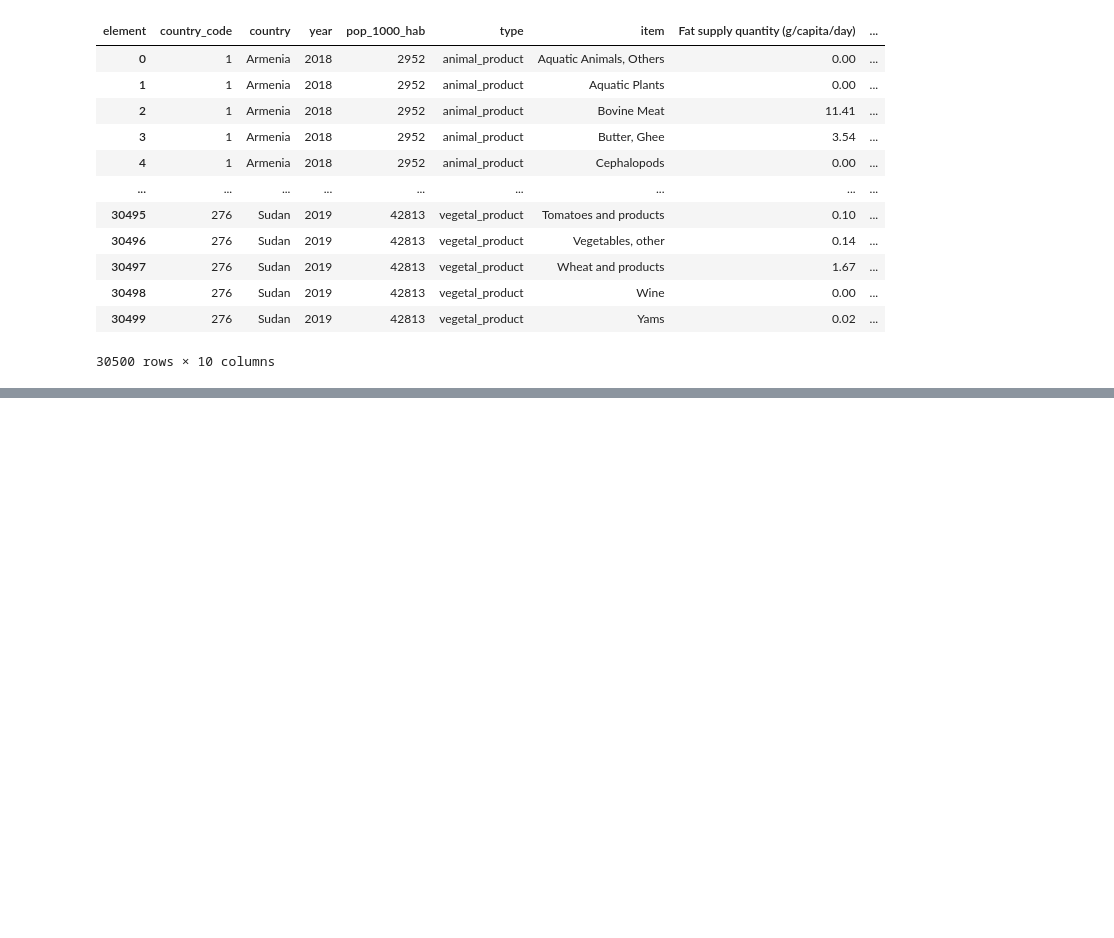
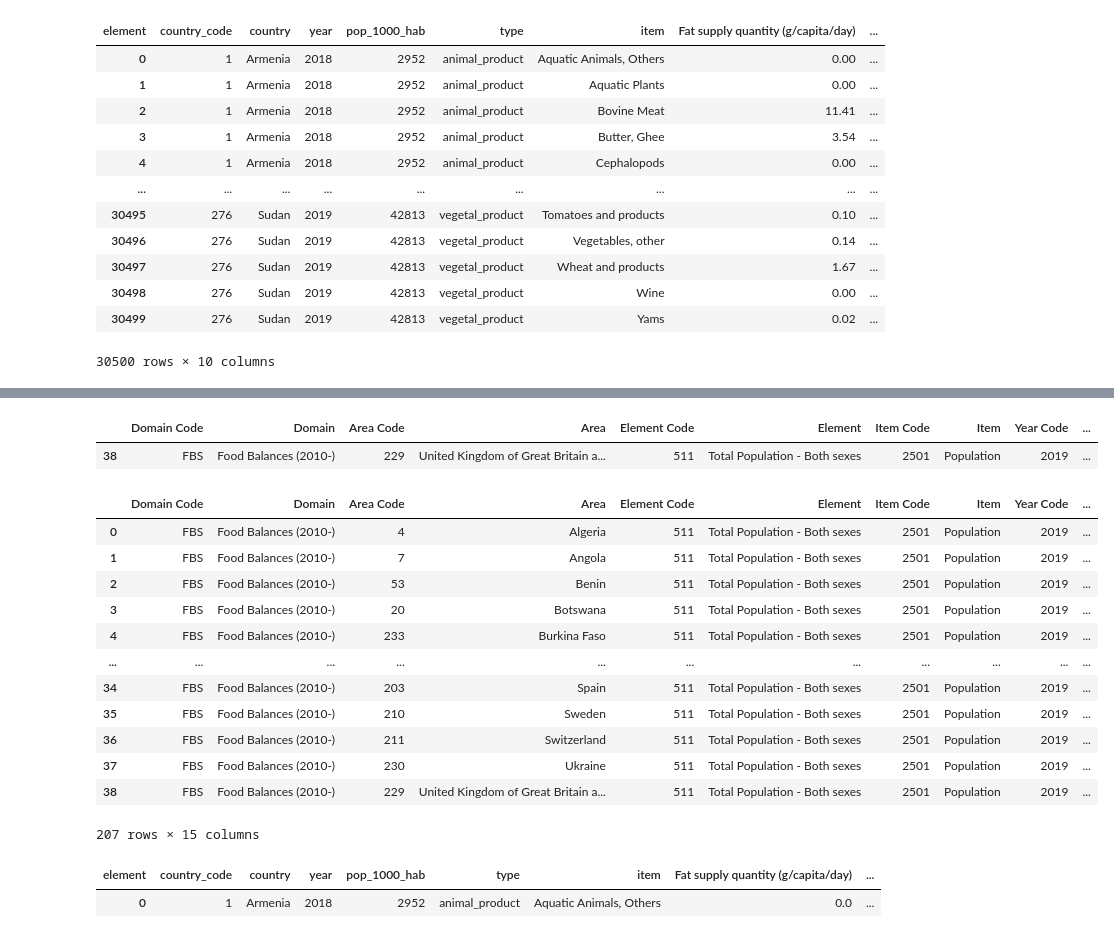
Before and after one commit to subut0n/DemographyNutritionFAO, a Jupyter notebook: faostats.ipynb, the cells around one changed output, grey strips where cells are left out. Cells and saved outputs as stored; diff of their text form; code cells hidden in the pictures; blank space fills up the shorter version.

```diff
--- a/faostats.ipynb
+++ b/faostats.ipynb
@@ -293,13 +301,15 @@ df[mask_france & mask_wine]
 # %%
 df_africa = pd.read_csv('csvfiles/Africa.csv')
+df_africa = df_africa.assign(geozone = 'Africa')
 df_america = pd.read_csv('csvfiles/America.csv')
+df_america = df_america.assign(geozone = 'America')
 df_asia = pd.read_csv('csvfiles/Asia.csv')
+df_asia = df_asia.assign(geozone = 'Asia')
 df_europe = pd.read_csv('csvfiles/Europe.csv')
+df_europe = df_europe.assign(geozone = 'Europe')
 df_oceania = pd.read_csv('csvfiles/Oceania.csv')
+df_oceania = df_europe.assign(geozone = 'Oceania')
 
 df_world = pd.concat([df_africa, df_america, df_asia, df_europe, df_oceania])
-
-
-df_least = pd.read_csv('csvfiles/LeastDevelopedCountries.csv')
-df_least.head()
+df_world.shape
 # %% [output]
@@ -329,0 +369,27 @@ df['developed'].isin() = False
+# %%
+df_world.tail(1)
+# %% [output]
+|  | Domain Code | Domain | Area Code | Area | Element Code | Element | Item Code | Item | Year Code | ... |
+| 38 | FBS | Food Balances (2010-) | 229 | United Kingdom of Great Britain a... | 511 | Total Population - Both sexes | 2501 | Population | 2019 | ... |
+# %%
+df_world.reset_index()
+df_world
+# %% [output]
+|  | Domain Code | Domain | Area Code | Area | Element Code | Element | Item Code | Item | Year Code | ... |
+| 0 | FBS | Food Balances (2010-) | 4 | Algeria | 511 | Total Population - Both sexes | 2501 | Population | 2019 | ... |
+| 1 | FBS | Food Balances (2010-) | 7 | Angola | 511 | Total Population - Both sexes | 2501 | Population | 2019 | ... |
+| 2 | FBS | Food Balances (2010-) | 53 | Benin | 511 | Total Population - Both sexes | 2501 | Population | 2019 | ... |
+| 3 | FBS | Food Balances (2010-) | 20 | Botswana | 511 | Total Population - Both sexes | 2501 | Population | 2019 | ... |
+| 4 | FBS | Food Balances (2010-) | 233 | Burkina Faso | 511 | Total Population - Both sexes | 2501 | Population | 2019 | ... |
+| ... | ... | ... | ... | ... | ... | ... | ... | ... | ... | ... |
+| 34 | FBS | Food Balances (2010-) | 203 | Spain | 511 | Total Population - Both sexes | 2501 | Population | 2019 | ... |
+| 35 | FBS | Food Balances (2010-) | 210 | Sweden | 511 | Total Population - Both sexes | 2501 | Population | 2019 | ... |
+| 36 | FBS | Food Balances (2010-) | 211 | Switzerland | 511 | Total Population - Both sexes | 2501 | Population | 2019 | ... |
+| 37 | FBS | Food Balances (2010-) | 230 | Ukraine | 511 | Total Population - Both sexes | 2501 | Population | 2019 | ... |
+| 38 | FBS | Food Balances (2010-) | 229 | United Kingdom of Great Britain a... | 511 | Total Population - Both sexes | 2501 | Population | 2019 | ... |
+207 rows × 15 columns
+# %%
+df.head(1)
+# %% [output]
+| element | country_code | country | year | pop_1000_hab | type | item | Fat supply quantity (g/capita/day) | ... |
+| 0 | 1 | Armenia | 2018 | 2952 | animal_product | Aquatic Animals, Others | 0.0 | ... |
```
Also changed, not shown: parts of 14 cells of this notebook, 1 other file.
